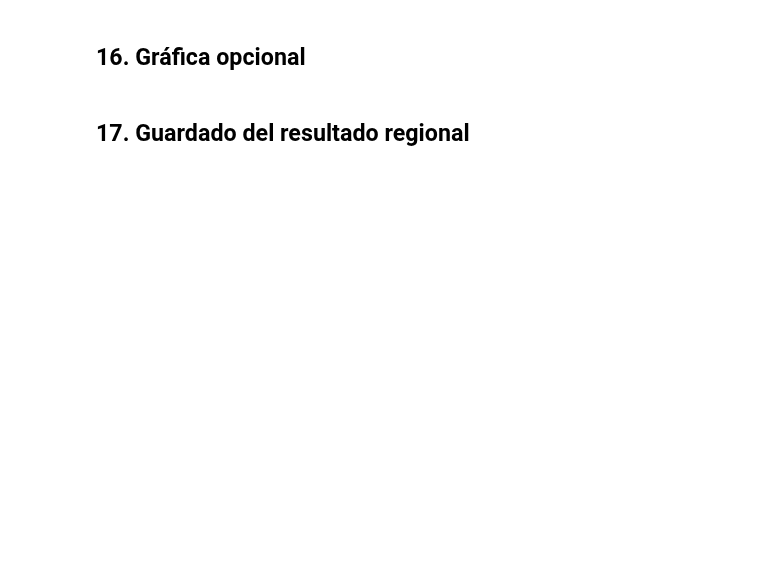
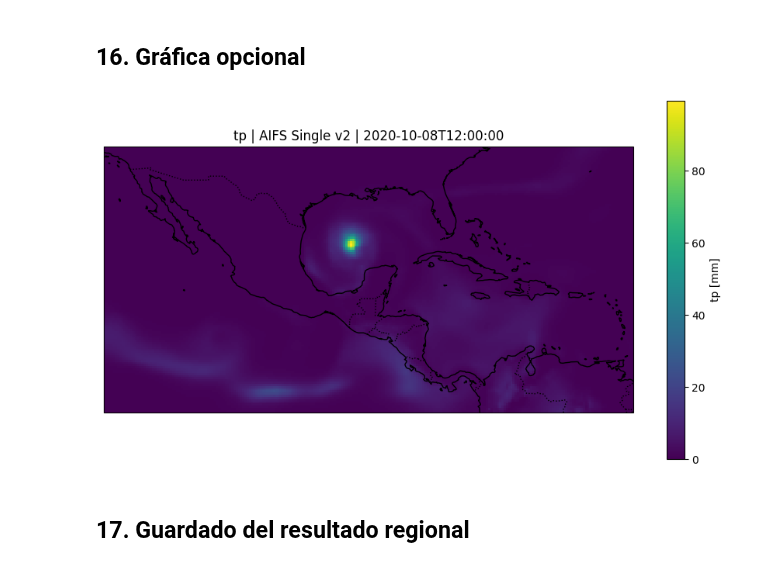
Before and after one commit to apereze/AITCHazard_Mexico, a Jupyter notebook: notebooks/AIFS_Single_v2_validacion_MARS_operational_soil_fix.ipynb, the cells around one changed output. Drawn from its saved outputs; the diff is of its cells as text; code cells hidden in the pictures; blank space fills up the shorter version.

Commit message:
Changes in general configuration of the workflow

```diff
--- a/notebooks/AIFS_Single_v2_validacion_MARS_operational_soil_fix.ipynb
+++ b/notebooks/AIFS_Single_v2_validacion_MARS_operational_soil_fix.ipynb
@@ -1223,15 +1381,28 @@ def summarize_forecast_state(
 
 
 if forecast_states:
-    last_state = forecast_states[-1]
-    output_summary = summarize_forecast_state(last_state)
+    all_summaries = []
 
-    # Selecciona únicamente las variables de interés definidas en CONFIG.output_variables.
-    selected = output_summary.index.intersection(
-        CONFIG.output_variables
-    )
-    display(output_summary.loc[selected])
-    print("Fecha válida:", last_state["date"])
+    for i, state in enumerate(forecast_states):
+        valid_date = state["date"]
+
+        output_summary = summarize_forecast_state(state)
+
+        selected = output_summary.index.intersection(
+            CONFIG.output_variables
+        )
+
+        print("=" * 80)
+        print(f"Estado {i}")
+        print(f"Fecha válida: {valid_date}")
+        display(output_summary.loc[selected])
+
+        all_summaries.append(
+            output_summary.loc[selected].assign(
+                state_index=i,
+                valid_date=valid_date
+            )
+        )
+
 else:
-    last_state = None
     print("No hay estados para inspeccionar.")
@@ -1247,6 +1546,8 @@ UNITS = {
     "t_850": "K",
     "q_850": "kg kg-1",
     "z_500": "m2 s-2",
+    "tp": "m",
+    "cp": "m",
 }
 
 
@@ -1457,38 +1834,44 @@ if regional_dataset is not None:
     import cartopy.crs as ccrs
     import cartopy.feature as cfeature
 
-    field_to_plot = "msl"                                   #VARIABLE A PLOTEAR
+    field_to_plot = "tp"                                   #VARIABLE A PLOTEAR
     plot_data = regional_dataset[field_to_plot].isel(
-        valid_time=0
+        valid_time=11
     )
 
     if plot_data.attrs.get("units") == "Pa":
         plot_data = plot_data / 100.0
         plot_data.attrs["units"] = "hPa"
+
+    if plot_data.attrs.get("units") == "m":
+        plot_data = plot_data * 1000.0
+        plot_data.attrs["units"] = "mm"
 
 
     #INICIO DE LA FIGURA RECORTADA
 
     figure = plt.figure(figsize=(11, 6))
     axis = plt.axes(projection=ccrs.PlateCarree())
 
     plot_data.plot(
         ax=axis,
         transform=ccrs.PlateCarree(),
         x="longitude",
         y="latitude",
     )
 
     axis.coastlines()
     axis.add_feature(cfeature.BORDERS, linestyle=":")
     axis.set_title(
         f"{field_to_plot} | AIFS Single v2 | "
-        f"{pd.Timestamp(last_state['date']).isoformat()}"
+        f"{pd.Timestamp(plot_data['valid_time'].values).isoformat()}"
     )
 
     plt.show()
 else:
     print("Gráfica omitida.")
+# %% [output]
+[figure, added]
 # %% [markdown]
 ## 17. Guardado del resultado regional
 # %%
```
Also changed, not shown: parts of 20 cells of this notebook, 7 other files.
